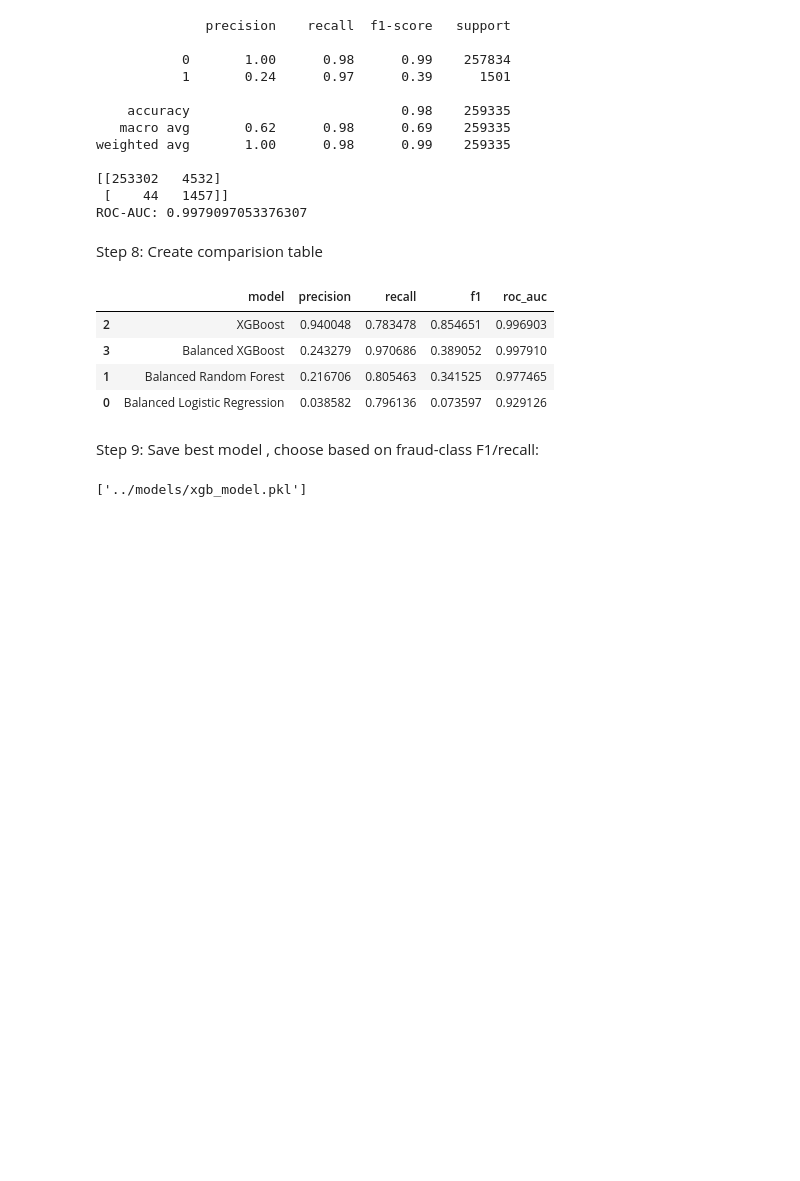
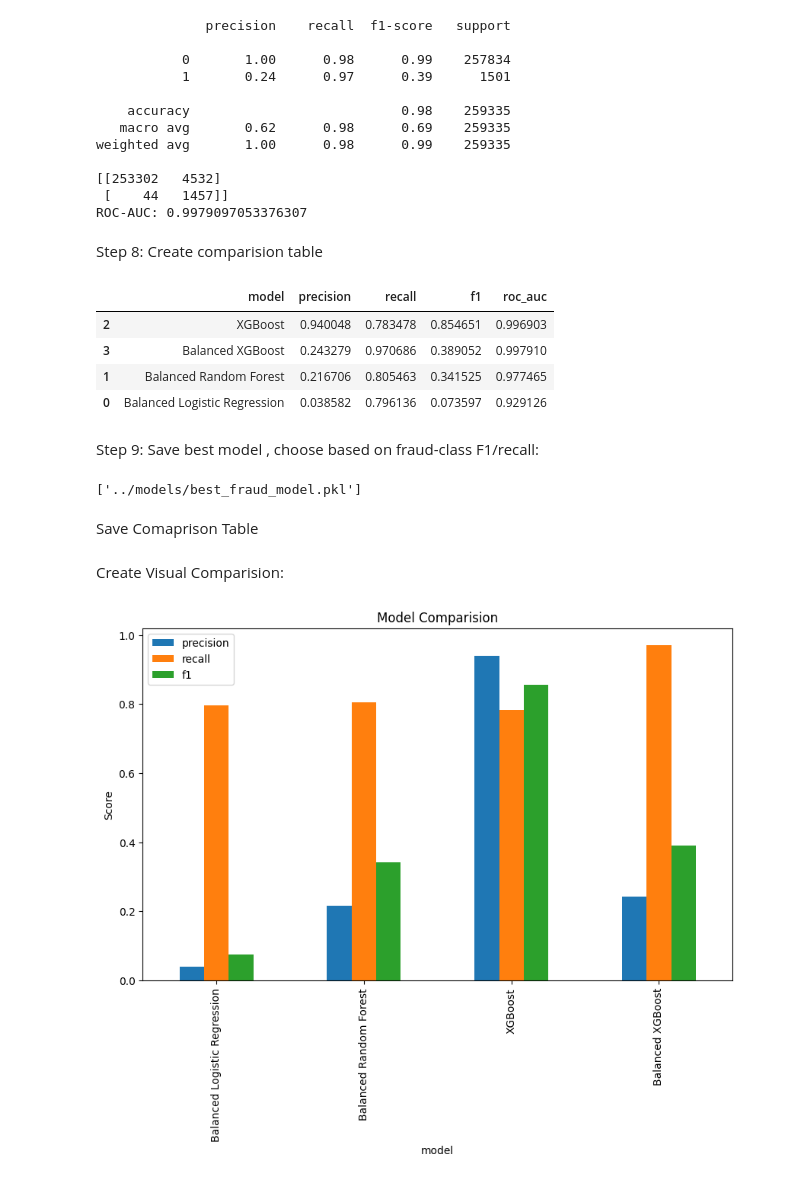
Before and after one commit to VEDANTDHAVAN/TransactionFraud-Risk-Platform, a Jupyter notebook: notebooks/phase3-improve-fraud-detection-performance.ipynb, the cells around one changed output. Saved outputs shown, nothing was run; the diff lists cells and outputs as text; code cells hidden in the pictures; blank space fills up the shorter version.

```diff
--- a/notebooks/phase3-improve-fraud-detection-performance.ipynb
+++ b/notebooks/phase3-improve-fraud-detection-performance.ipynb
@@ -334,6 +338,8 @@ Step 9: Save best model , choose based on fraud-class F1/recall:
 # %%
 import joblib
 
-joblib.dump(xgb_model, "../models/xgb_model.pkl")
+joblib.dump(xgb_model, "../models/best_fraud_model.pkl")
 # %% [output]
-['../models/xgb_model.pkl']
+['../models/best_fraud_model.pkl']
+# %% [markdown]
+Save Comaprison Table
@@ -339,0 +348,16 @@ joblib.dump(xgb_model, "../models/xgb_model.pkl")
+# %% [markdown]
+Create Visual Comparision:
+# %%
+import matplotlib.pyplot as plt
+
+results_df.plot(
+    x="model", y=["precision", "recall", "f1"],
+    kind="bar", figsize=(10,6)
+)
+
+plt.title("Model Comparision")
+plt.ylabel("Score")
+
+plt.show()
+# %% [output]
+[figure, added]
```
Also changed, not shown: parts of 2 cells of this notebook, 2 other files.
